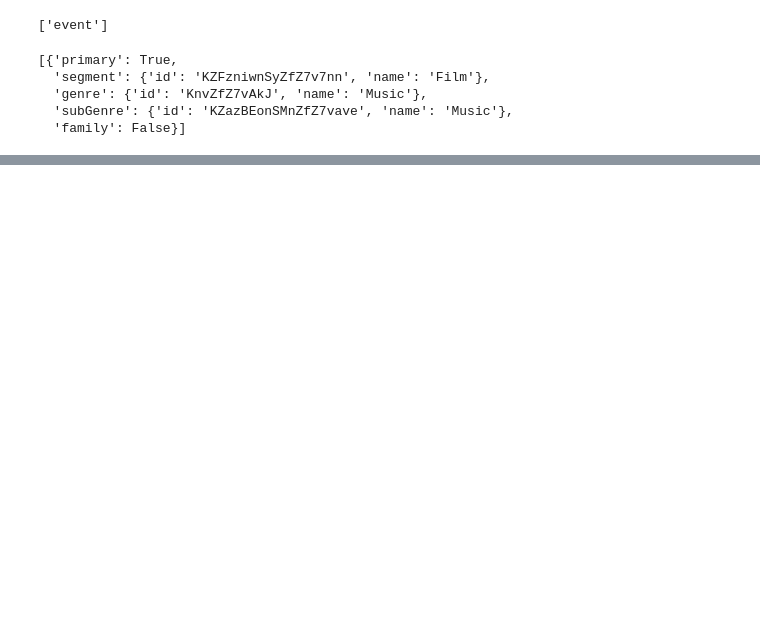
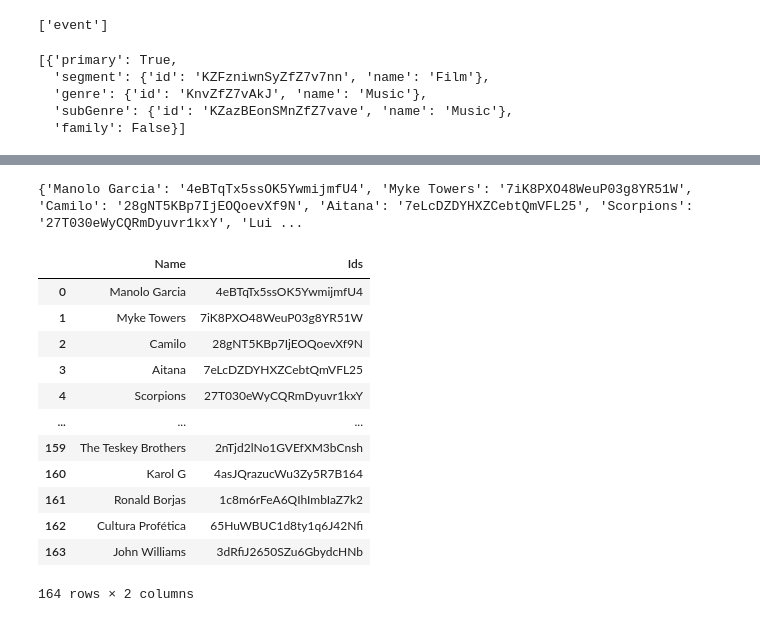
Before and after one commit to yushyng/proyecto_aa, a Jupyter notebook: PD1.ipynb, the cells around one changed output, grey strips where cells are left out. Cells and saved outputs as stored; diff of their text form; code cells hidden in the pictures; blank space fills up the shorter version.

```diff
--- a/PD1.ipynb
+++ b/PD1.ipynb
@@ -246,0 +533,22 @@ plt.show()
+# %%
+print(artist_ids)
+# %% [output]
+{'Manolo Garcia': '4eBTqTx5ssOK5YwmijmfU4', 'Myke Towers': '7iK8PXO48WeuP03g8YR51W', 'Camilo': '28gNT5KBp7IjEOQoevXf9N', 'Aitana': '7eLcDZDYHXZCebtQmVFL25', 'Scorpions': '27T030eWyCQRmDyuvr1kxY', 'Lui ...
+# %%
+import pandas as pd
+df_ids= pd.DataFrame([[key, artist_ids[key]] for key in artist_ids.keys()], columns=['Name', 'Ids'])
+df_ids
+# %% [output]
+|  | Name | Ids |
+| 0 | Manolo Garcia | 4eBTqTx5ssOK5YwmijmfU4 |
+| 1 | Myke Towers | 7iK8PXO48WeuP03g8YR51W |
+| 2 | Camilo | 28gNT5KBp7IjEOQoevXf9N |
+| 3 | Aitana | 7eLcDZDYHXZCebtQmVFL25 |
+| 4 | Scorpions | 27T030eWyCQRmDyuvr1kxY |
+| ... | ... | ... |
+| 159 | The Teskey Brothers | 2nTjd2lNo1GVEfXM3bCnsh |
+| 160 | Karol G | 4asJQrazucWu3Zy5R7B164 |
+| 161 | Ronald Borjas | 1c8m6rFeA6QIhImbIaZ7k2 |
+| 162 | Cultura Profética | 65HuWBUC1d8ty1q6J42Nfi |
+| 163 | John Williams | 3dRfiJ2650SZu6GbydcHNb |
+164 rows × 2 columns
```
Also changed, not shown: parts of 47 cells of this notebook.
